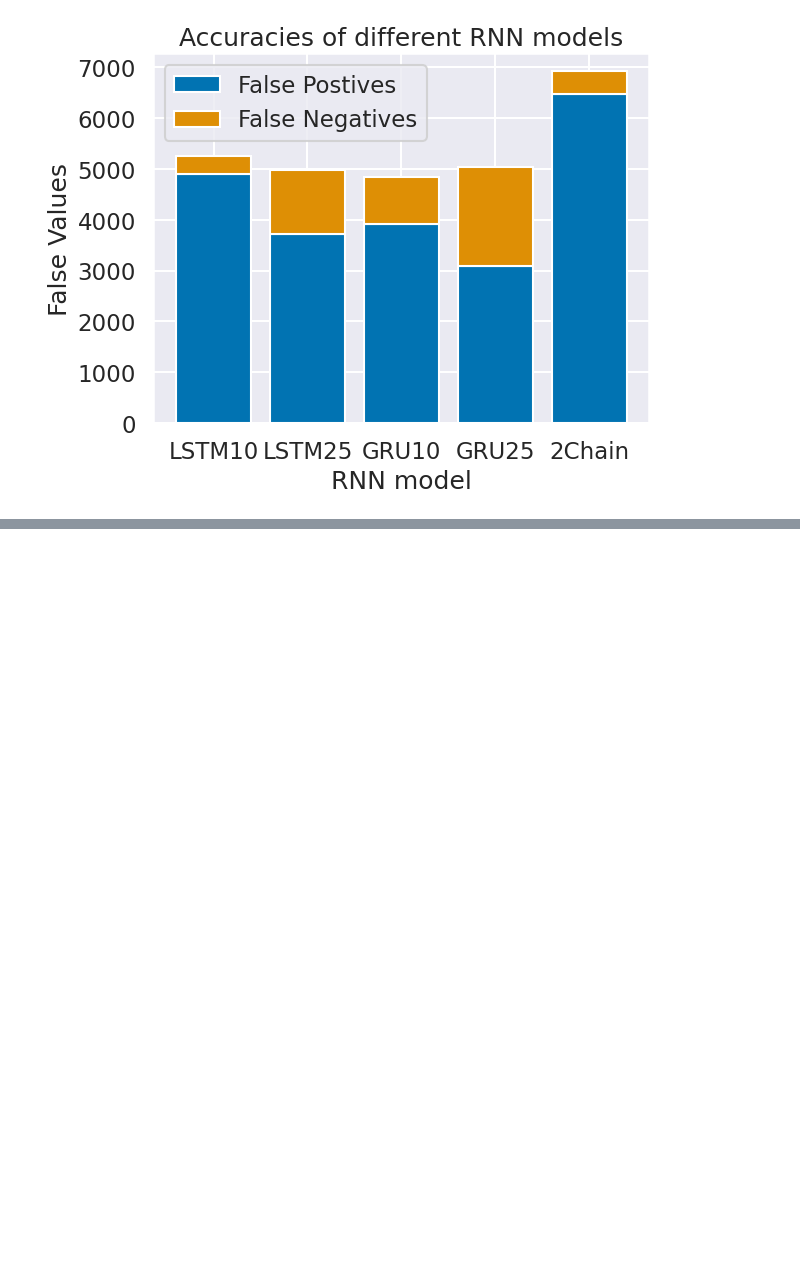
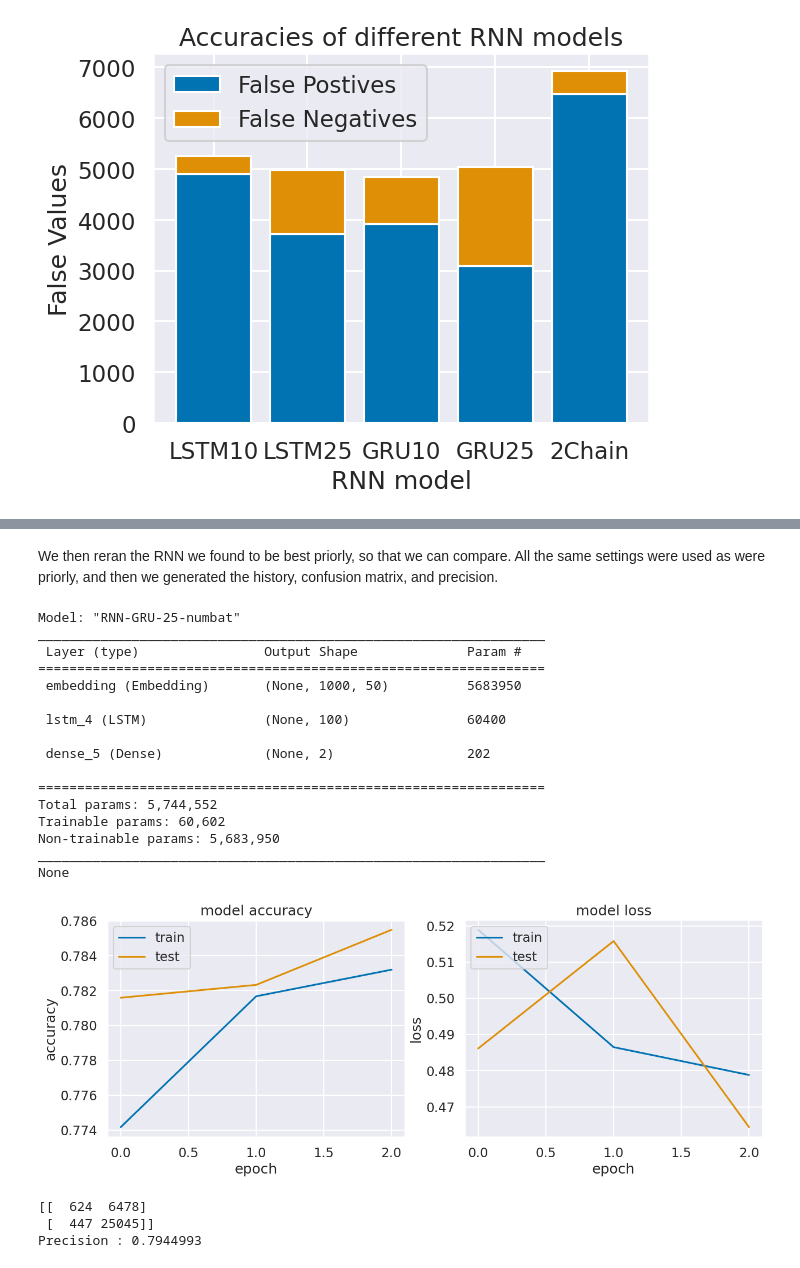
Before and after one commit to abdelllrazekkk/Lab-Assignment-Seven-Recurrent-Network-Architectures, a Jupyter notebook: Lab-Seven-Recurrent-Network-Architectures.ipynb, the cells around one changed output, grey strips where cells are left out. Drawn from its saved outputs; the diff is of its cells as text; code cells hidden in the pictures; blank space fills up the shorter version.

```diff
--- a/Lab-Seven-Recurrent-Network-Architectures.ipynb
+++ b/Lab-Seven-Recurrent-Network-Architectures.ipynb
@@ -407,7 +413,7 @@ if LOAD_STORED_MODELS :
     with open(f"Models/{rnn2.name}.pkl", 'rb') as file_pi:
         history2 = pickle.load(file_pi)
 else :
-    history1 = rnn1.fit(X_train, y_train_ohe, epochs=10, batch_size=2048, validation_data=(X_test, y_test_ohe))
+    history1 = rnn1.fit(X_train, y_train_ohe, epochs=3, batch_size=4096, validation_data=(X_test, y_test_ohe))
     # Save model
     rnn1.save_weights(f"Models/{rnn1.name}.h5")
     # save history
@@ -416,7 +422,7 @@ else :
 
     print(f"Model {rnn1.name} saved")
 
-    history2 = rnn2.fit(X_train, y_train_ohe, epochs=10, batch_size=2048, validation_data=(X_test, y_test_ohe))
+    history2 = rnn2.fit(X_train, y_train_ohe, epochs=3, batch_size=4096, validation_data=(X_test, y_test_ohe))
     # Save model
     rnn2.save_weights(f"Models/{rnn2.name}.h5")
     # save history
@@ -508,7 +514,7 @@ if LOAD_STORED_MODELS :
     with open(f"Models/{rnn4.name}.pkl", 'rb') as file_pi:
         history4 = pickle.load(file_pi)
 else :
-    history3 = rnn3.fit(X_train, y_train_ohe, epochs=10, batch_size=2048, validation_data=(X_test, y_test_ohe))
+    history3 = rnn3.fit(X_train, y_train_ohe, epochs=3, batch_size=4096, validation_data=(X_test, y_test_ohe))
     # Save model
     rnn3.save_weights(f"Models/{rnn3.name}.h5")
     # save history
@@ -517,7 +523,7 @@ else :
 
     print(f"Model {rnn3.name} saved")
 
-    history4 = rnn4.fit(X_train, y_train_ohe, epochs=10, batch_size=2048, validation_data=(X_test, y_test_ohe))
+    history4 = rnn4.fit(X_train, y_train_ohe, epochs=3, batch_size=4096, validation_data=(X_test, y_test_ohe))
     # Save model
     rnn4.save_weights(f"Models/{rnn4.name}.h5")
     # save history
@@ -647,7 +653,7 @@ The create_RNN function defines a Keras Sequential model with either an LSTM or
 
 The code first checks the value of the RNN_layer_type argument, and depending on whether it is LSTM or GRU, it defines a Sequential model with the specified name and adds the embedding_layer to it as the input layer. It then adds two RNN layers to the model, with the number of units specified by the num_units argument and dropout regularization to prevent overfitting. Finally, it adds a dense layer with NUM_CLASSES units and a sigmoid activation function, compiles the model with the categorical_crossentropy loss function, the rmsprop optimizer, and the accuracy metric, and returns the model. Essentially, the same model as above but with an additional recurrent chain.
 # %%
-def create_RNN(name, RNN_layer_type, num_units, embedding_layer):
+def create_RNN_2chain(name, RNN_layer_type, num_units, embedding_layer):
     if RNN_layer_type == 'LSTM':
         rnn = Sequential(name=name)
         rnn.add(embedding_layer)
@@ -670,7 +676,7 @@ def create_RNN(name, RNN_layer_type, num_units, embedding_layer):
 # %% [markdown]
 Then we defined a new RNN model, rnn5, using the create_RNN function. The rnn5 model uses a GRU layer with 25 units, and it uses the embedding_layer as its input layer. It follows the same methodology as the priorly created RNN models.
 # %%
-rnn5 = create_RNN('RNN-GRU-25-2Chain', 'GRU', 25, embedding_layer)
+rnn5 = create_RNN_2chain('RNN-GRU-25-2Chain', 'GRU', 25, embedding_layer)
 
 if LOAD_STORED_MODELS :
     # load model 5
@@ -679,7 +685,7 @@ if LOAD_STORED_MODELS :
     with open(f"Models/{rnn5.name}.pkl", 'rb') as file_pi:
         history5 = pickle.load(file_pi)
 else :
-    history5 = rnn5.fit(X_train, y_train_ohe, epochs=10, batch_size=2048, validation_data=(X_test, y_test_ohe_ohe))
+    history5 = rnn5.fit(X_train, y_train_ohe, epochs=3, batch_size=4096, validation_data=(X_test, y_test_ohe))
     # Save model
     rnn5.save_weights(f"Models/{rnn5.name}.h5")
     # save history
@@ -779,0 +825,48 @@ Text(0.5, 1.0, 'Accuracies of different RNN models')
+# %% [markdown]
+We then reran the RNN we found to be best priorly, so that we can compare. All the same settings were used as were priorly, and then we generated the history, confusion matrix, and precision.
+# %%
+rnn6 = create_RNN('RNN-GRU-25-numbat', 'GRU', 25, embedding_layer)
+
+if LOAD_STORED_MODELS :
+    # load model 5
+    rnn6.load_weights(f"Models/{rnn6.name}.h5")
+    #load history
+    with open(f"Models/{rnn6.name}.pkl", 'rb') as file_pi:
+        history6 = pickle.load(file_pi)
+else :
+    history6 = rnn6.fit(X_train, y_train_ohe, epochs=3, batch_size=4096, validation_data=(X_test, y_test_ohe))
+    # Save model
+    rnn6.save_weights(f"Models/{rnn6.name}.h5")
+    # save history
+    with open(f"Models/{rnn6.name}.pkl", 'wb') as f:
+        pickle.dump(history6.history, f)
+
+    print(f"Model {rnn6.name} saved")
+
+print(rnn6.summary())
+show_history(history6)
+cnn6 = create_confusion_matrix(X_test, y_test_ohe, rnn6)
+print(cnn6)
+prec6 = get_precision(y_test_ohe, rnn6)
+print("Precision :", prec6)
+# %% [output]
+Model: "RNN-GRU-25-numbat"
+_________________________________________________________________
+ Layer (type)                Output Shape              Param #
+=================================================================
+ embedding (Embedding)       (None, 1000, 50)          5683950
+
+ lstm_4 (LSTM)               (None, 100)               60400
+
+ dense_5 (Dense)             (None, 2)                 202
+
+=================================================================
+Total params: 5,744,552
+Trainable params: 60,602
+Non-trainable params: 5,683,950
+_________________________________________________________________
+None
+[figure, added]
+[[  624  6478]
+ [  447 25045]]
+Precision : 0.7944993
```
Also changed, not shown: parts of 20 cells of this notebook, 7 other files.
